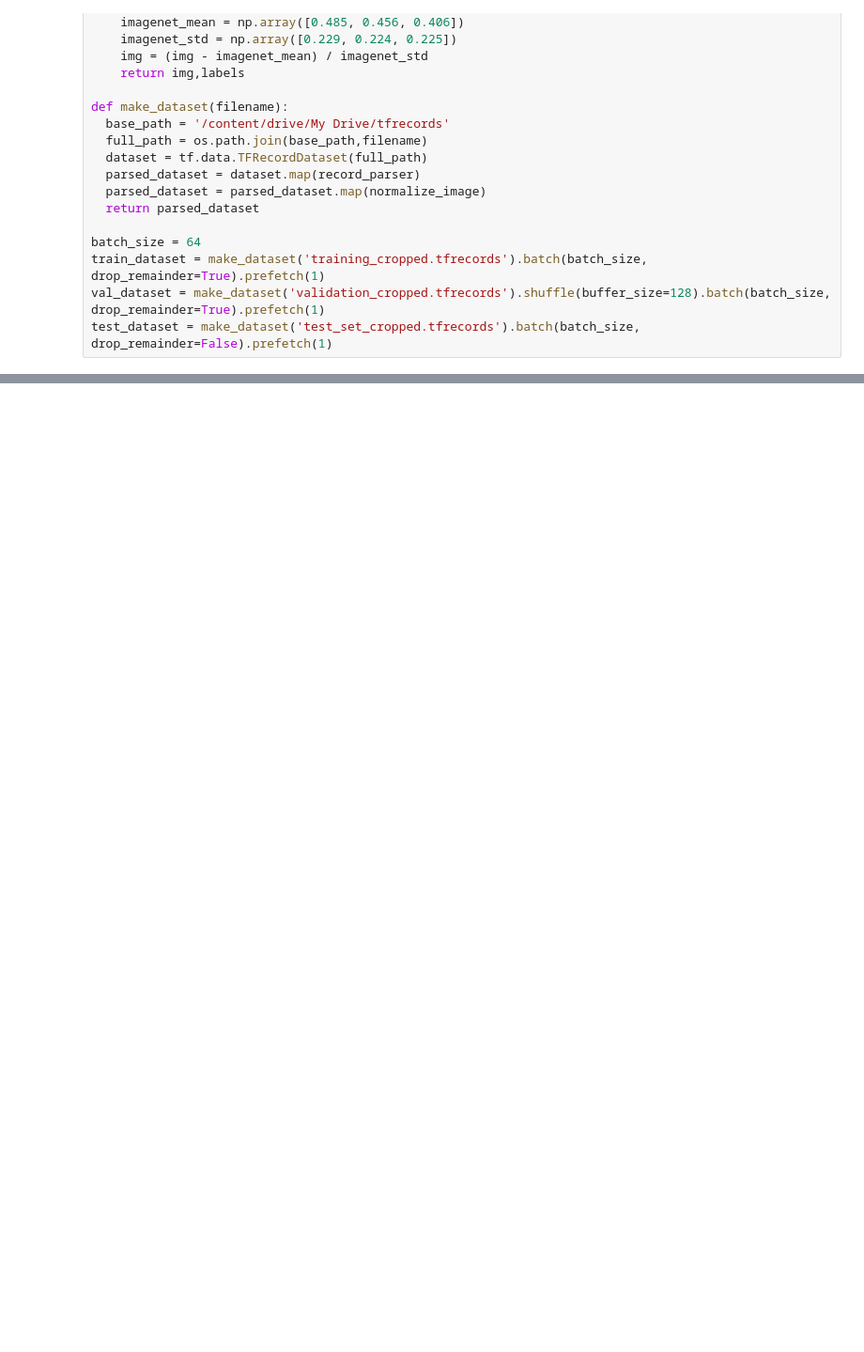
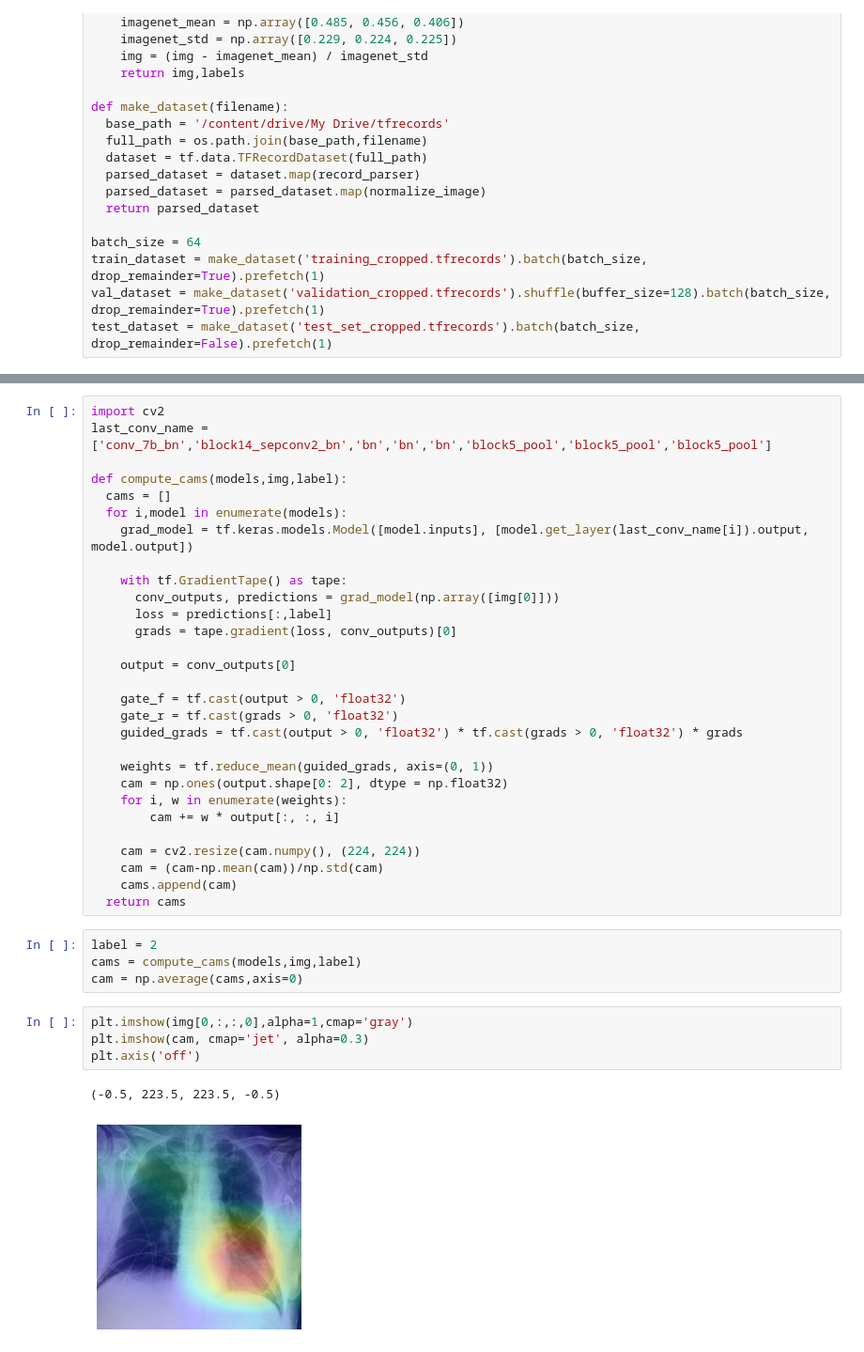
Before and after one commit to luca-nassano/ChestXRAY, a Jupyter notebook: CAM.ipynb, the cells around one changed output, grey strips where cells are left out. Shown: that part at 94% size. Cells and saved outputs as stored; diff of their text form; blank space fills up the shorter version.

```diff
--- a/CAM.ipynb
+++ b/CAM.ipynb
@@ -297,0 +94,40 @@ Pleural Effusion (not present)
+# %%
+import cv2
+last_conv_name = ['conv_7b_bn','block14_sepconv2_bn','bn','bn','bn','block5_pool','block5_pool','block5_pool']
+
+def compute_cams(models,img,label):
+  cams = []
+  for i,model in enumerate(models):
+    grad_model = tf.keras.models.Model([model.inputs], [model.get_layer(last_conv_name[i]).output, model.output])
+
+    with tf.GradientTape() as tape:
+      conv_outputs, predictions = grad_model(np.array([img[0]]))
+      loss = predictions[:,label]
+      grads = tape.gradient(loss, conv_outputs)[0]
+
+    output = conv_outputs[0]
+
+    gate_f = tf.cast(output > 0, 'float32')
+    gate_r = tf.cast(grads > 0, 'float32')
+    guided_grads = tf.cast(output > 0, 'float32') * tf.cast(grads > 0, 'float32') * grads
+
+    weights = tf.reduce_mean(guided_grads, axis=(0, 1))
+    cam = np.ones(output.shape[0: 2], dtype = np.float32)
+    for i, w in enumerate(weights):
+        cam += w * output[:, :, i]
+
+    cam = cv2.resize(cam.numpy(), (224, 224))
+    cam = (cam-np.mean(cam))/np.std(cam)
+    cams.append(cam)
+  return cams
+# %%
+label = 2
+cams = compute_cams(models,img,label)
+cam = np.average(cams,axis=0)
+# %%
+plt.imshow(img[0,:,:,0],alpha=1,cmap='gray')
+plt.imshow(cam, cmap='jet', alpha=0.3)
+plt.axis('off')
+# %% [output]
+(-0.5, 223.5, 223.5, -0.5)
+[figure, added]
```
Also changed, not shown: parts of 20 cells of this notebook.
